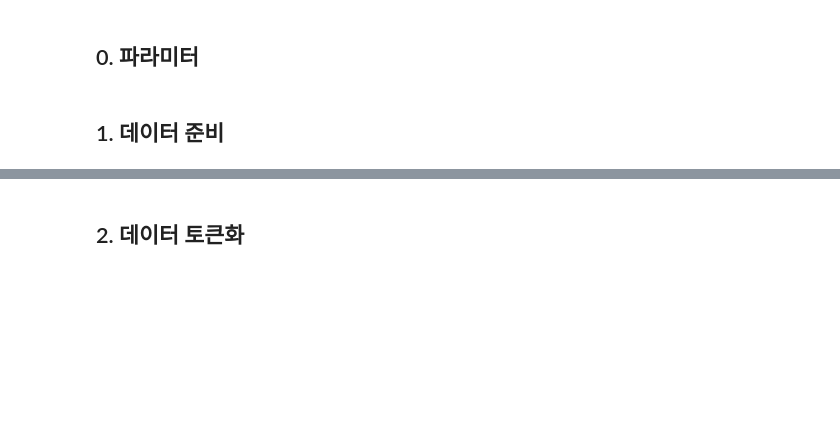
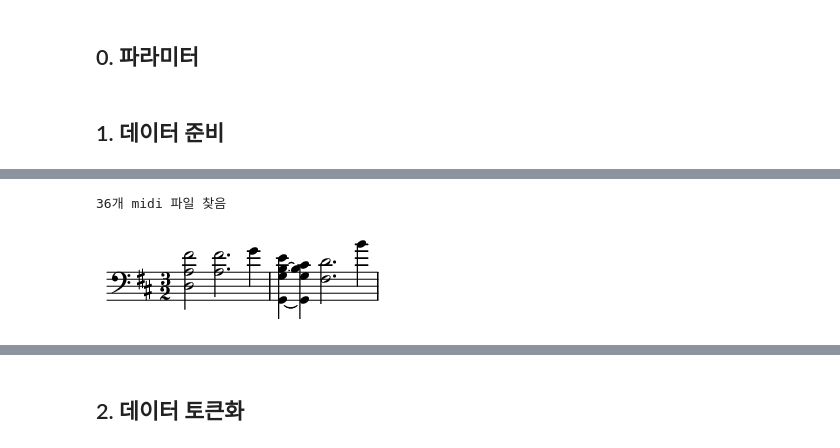
Before and after one commit to rickiepark/Generative_Deep_Learning_2nd_Edition, a Jupyter notebook: notebooks/11_music/01_transformer/transformer.ipynb, the cells around one changed output, grey strips where cells are left out. Saved outputs shown, nothing was run; the diff lists cells and outputs as text; code cells hidden in the pictures; blank space fills up the shorter version.

```diff
--- a/notebooks/11_music/01_transformer/transformer.ipynb
+++ b/notebooks/11_music/01_transformer/transformer.ipynb
@@ -100,10 +121,11 @@ if 'google.colab' in sys.modules:
 # %%
 # 데이터 로드
 file_list = glob.glob("./bach-cello/*.mid")
-print(f"Found {len(file_list)} midi files")
+print(f"{len(file_list)}개 midi 파일 찾음")
+# %% [output]
+36개 midi 파일 찾음
 # %%
 parser = music21.converter
 # %%
-example_score = (
+example_score = \
     music21.converter.parse(file_list[1]).splitAtQuarterLength(12)[0].chordify()
-)
@@ -112,2 +134,6 @@ example_score.show()
+# %%
+display(Image(str(example_score.write('lily.png'))))
+# %% [output]
+[figure, added]
 # %%
 example_score.show("text")
```
Also changed, not shown: parts of 22 cells of this notebook.
